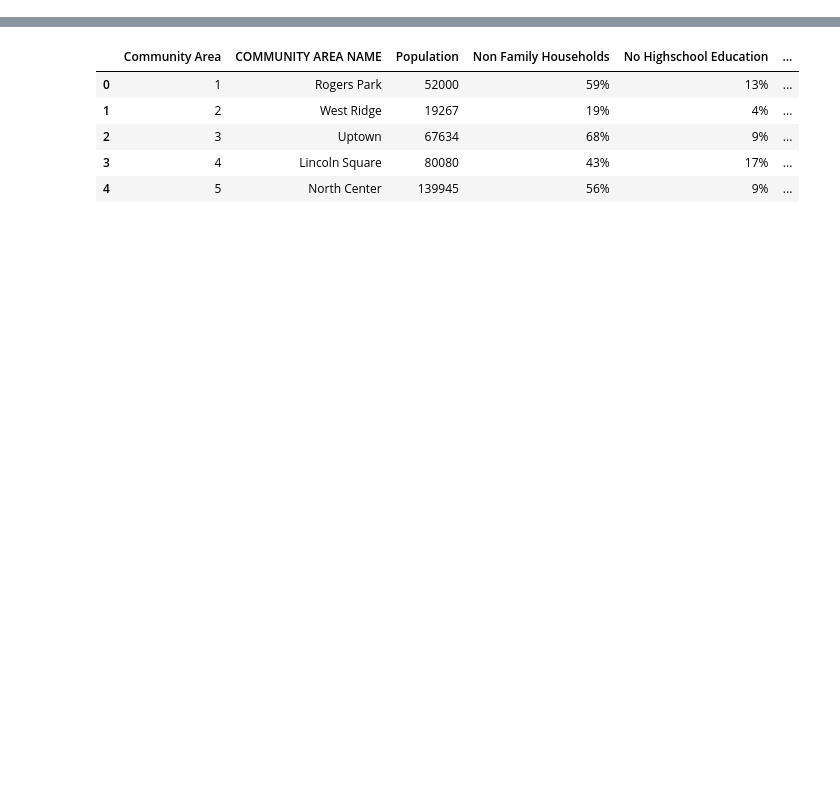
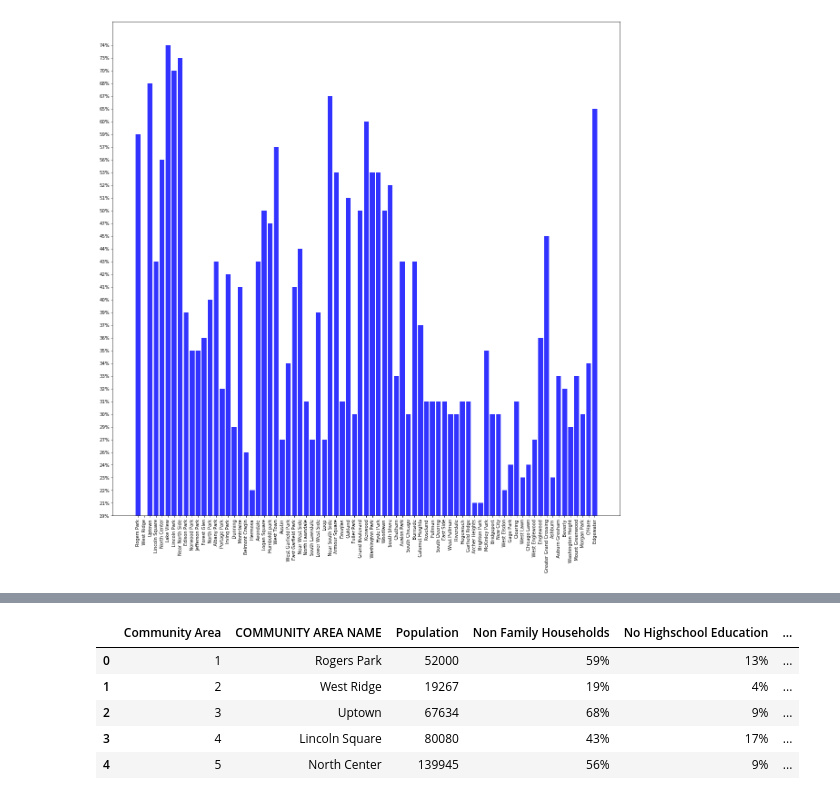
Before and after one commit to nhebert/Project, a Jupyter notebook: Project_Data_Complete.ipynb, the cells around one changed output, grey strips where cells are left out. Saved outputs shown, nothing was run; the diff lists cells and outputs as text; code cells hidden in the pictures; blank space fills up the shorter version.

Commit message:
add charts

```diff
--- a/Project_Data_Complete.ipynb
+++ b/Project_Data_Complete.ipynb
@@ -7,0 +12,2 @@ import csv
+# %%
+df = pd.read_csv("chi_stat_data.csv")
@@ -7,0 +35,10 @@ import csv
+# %%
+plt.figure(figsize=(20,20))
+Population = df.loc[:,"Non Family Households"]
+x_axis = np.arange(len(df))
+tick_locations = [value for value in x_axis]
+plt.bar(x_axis, df["Non Family Households"], color='b', alpha=0.80, align="center")
+plt.xticks(tick_locations, df["Community Area Name"], rotation="vertical")
+plt.show()
+# %% [output]
+[figure, added]
```
Also changed, not shown: parts of 22 cells of this notebook.
